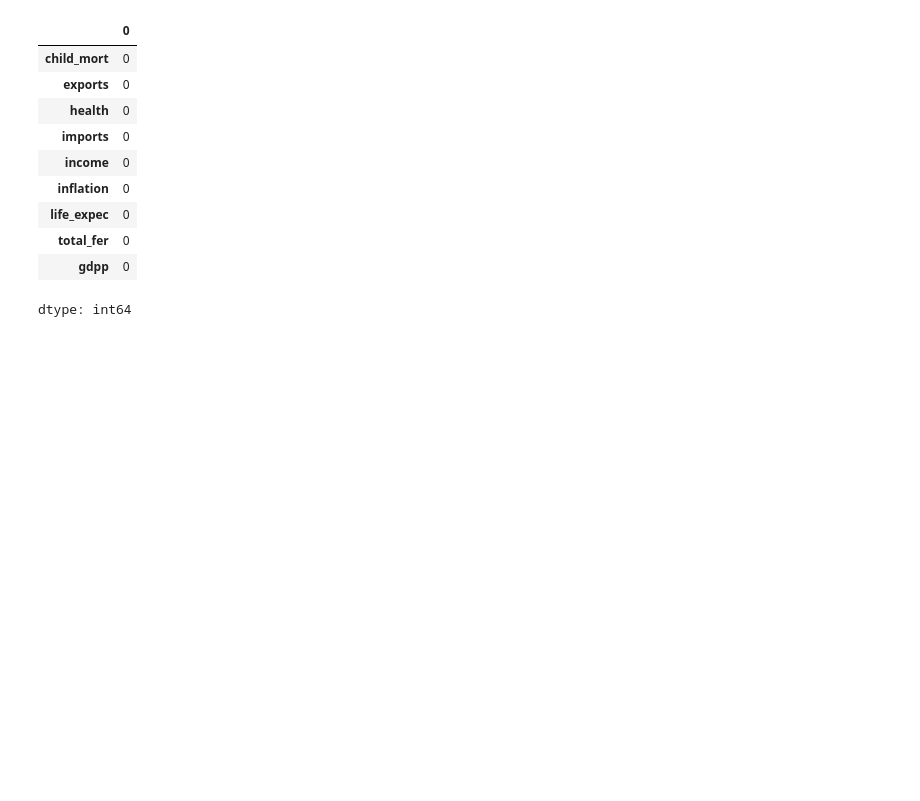
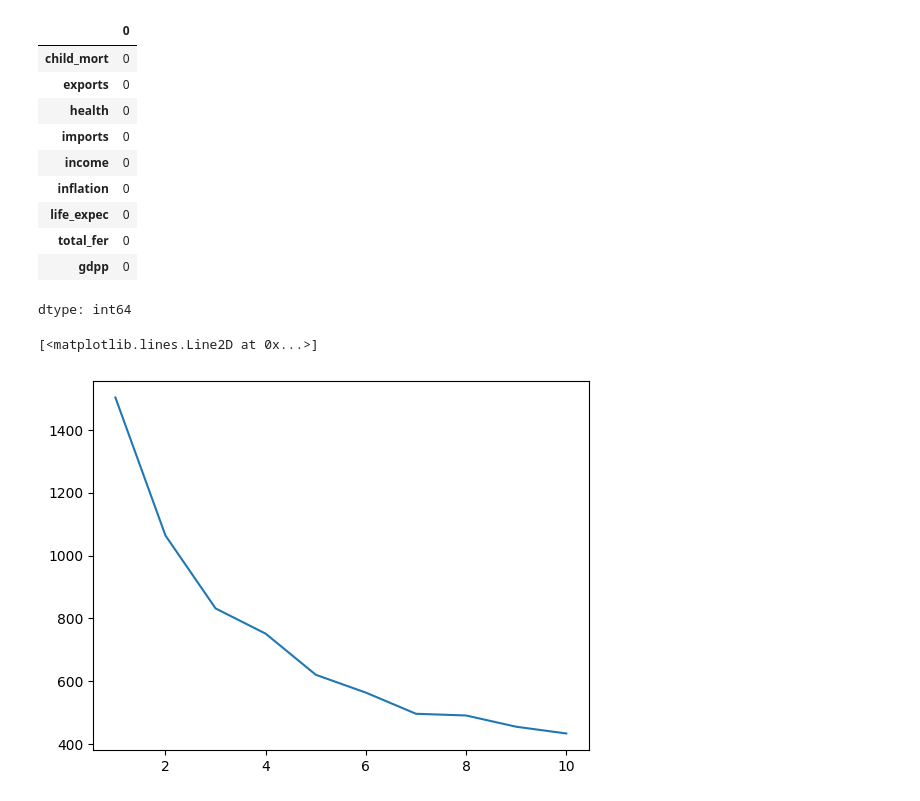
Before and after one commit to SasinduShanaka/Country-Development-Clustering-model, a Jupyter notebook: Country_Development_Clustering.ipynb, the cells around one changed output. Drawn from its saved outputs; the diff is of its cells as text; code cells hidden in the pictures; blank space fills up the shorter version.

```diff
--- a/Country_Development_Clustering.ipynb
+++ b/Country_Development_Clustering.ipynb
@@ -59,3 +59,26 @@ X.isnull().sum()
 | total_fer | 0 |
 | gdpp | 0 |
 dtype: int64
+# %%
+scaler = StandardScaler()
+X_scaled = scaler.fit_transform(X)
+
+#Calculates mean & std for each column
+#Without scaling:GDP dominates distance,Fertility & life expectancy become useless
+# %%
+wcss = [] #Within-Cluster Sum of Squares
+
+#Measures how compact clusters are
+#Lower = better
+# %%
+for k in range(1, 11):
+    kmeans = KMeans(n_clusters=k, random_state=42)
+    kmeans.fit(X_scaled)
+    wcss.append(kmeans.inertia_)
+#in here we are determining how many clusters are there in the dataset
+# %%
+plt.plot(range(1, 11), wcss)
+#Look for a bend (elbow),That K is optimal
+# %% [output]
+[<matplotlib.lines.Line2D at 0x...>]
+[figure, added]
```
Also changed, not shown: parts of 7 cells of this notebook.
